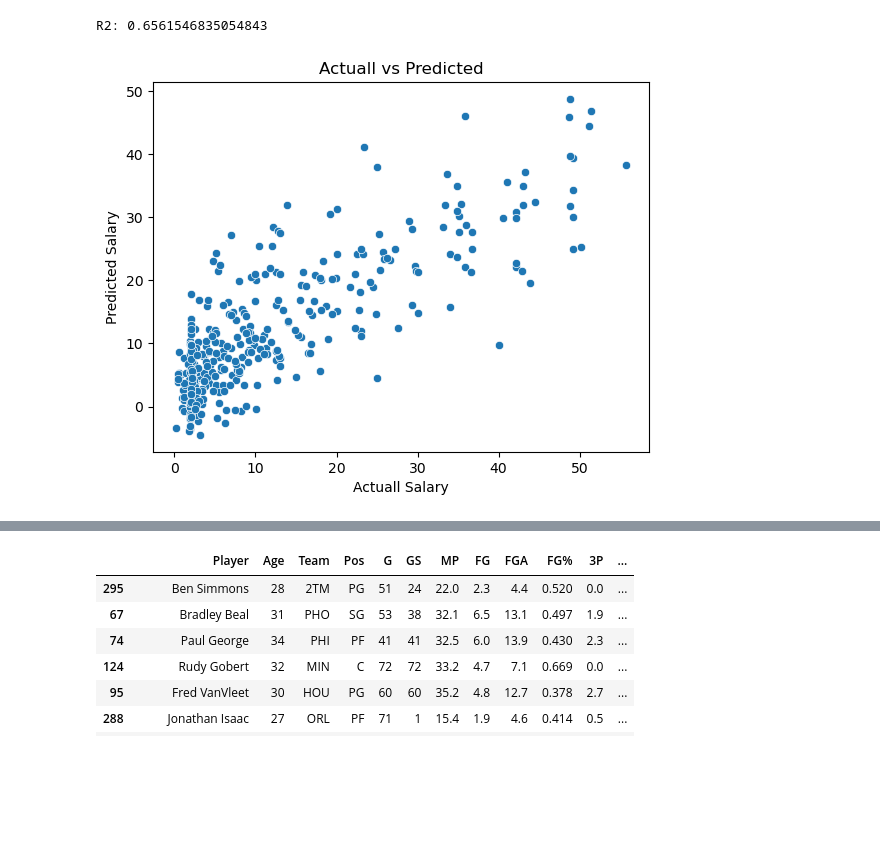
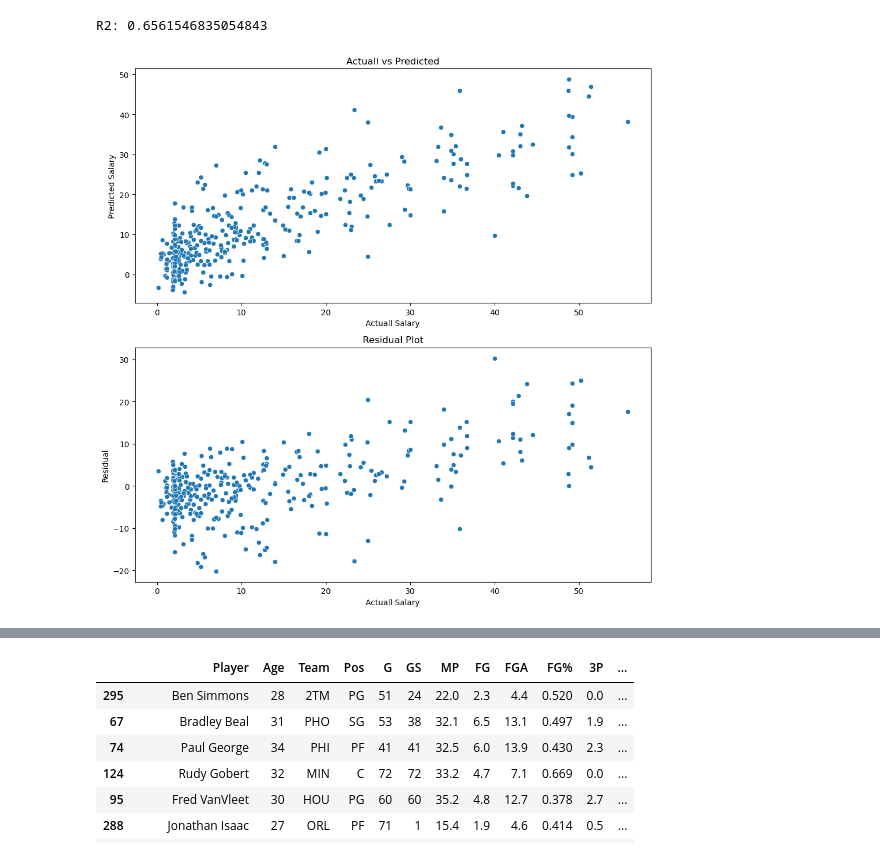
Before and after one commit to ruddaraju/NBA_PlayerValueAnalysis, a Jupyter notebook: Analysis/3_Player_Efficiency_Analysis.ipynb, the cells around one changed output, grey strips where cells are left out. Drawn from its saved outputs; the diff is of its cells as text; code cells hidden in the pictures; blank space fills up the shorter version.

```diff
--- a/Analysis/3_Player_Efficiency_Analysis.ipynb
+++ b/Analysis/3_Player_Efficiency_Analysis.ipynb
@@ -71,11 +50,27 @@ print('R2:',ridge.score(X_scalled,y))
 # %% [output]
 R2: 0.6561546835054843
 # %%
+'''
+Potential Reasons for less accuracy and larger residuals as the salary increases, is that there is less data for the model to be trained on of players with high salary.
+Therefore, for successful players who bring large contributions to their team, the model is not able to as accurately predict their salary. This is seen from the residual plot
+as when the salaries are lower, the residuals are closer to 0, and it spreads out as the salary increases.
+'''
+
+fig, ax = plt.subplots(2,1, figsize = (10,10))
+
 PlayerDF['PredictedSalary'] = ridge.predict(X_scalled)
-sns.scatterplot(data = PlayerDF, x = 'YearSalaryM', y = 'PredictedSalary')
-plt.xlabel('Actuall Salary')
-plt.ylabel('Predicted Salary')
-plt.title('Actuall vs Predicted')
+sns.scatterplot(data = PlayerDF, x = 'YearSalaryM', y = 'PredictedSalary', ax = ax[0])
+ax[0].set_xlabel('Actuall Salary')
+ax[0].set_ylabel('Predicted Salary')
+ax[0].set_title('Actuall vs Predicted')
+
+PlayerDF['residuals'] = PlayerDF['YearSalaryM'] - PlayerDF['PredictedSalary']
+sns.scatterplot(data = PlayerDF, x = 'YearSalaryM', y = 'residuals', ax = ax[1])
+ax[1].set_xlabel('Actuall Salary')
+ax[1].set_ylabel('Residual')
+ax[1].set_title("Residual Plot")
+
+plt.tight_layout()
 plt.show()
 # %% [output]
-[figure, old version]
+[figure, new version]
```
Also changed, not shown: parts of 3 cells of this notebook, 1 other file.
